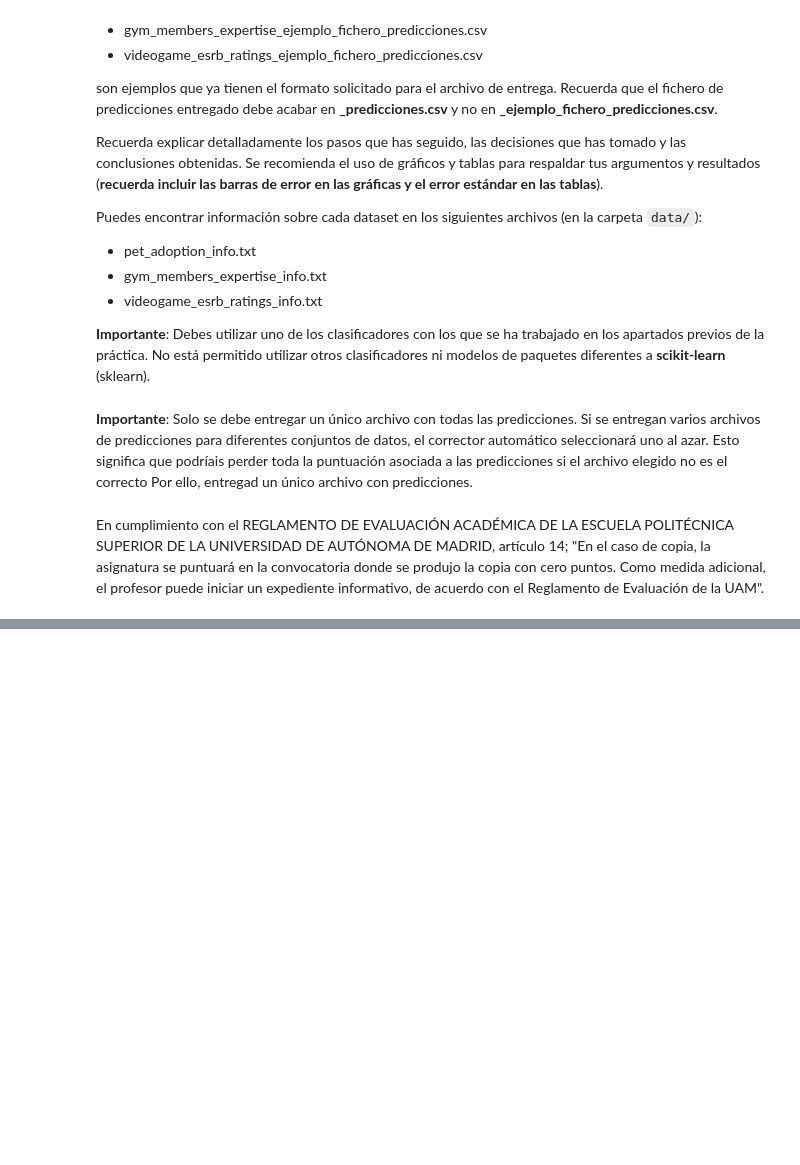
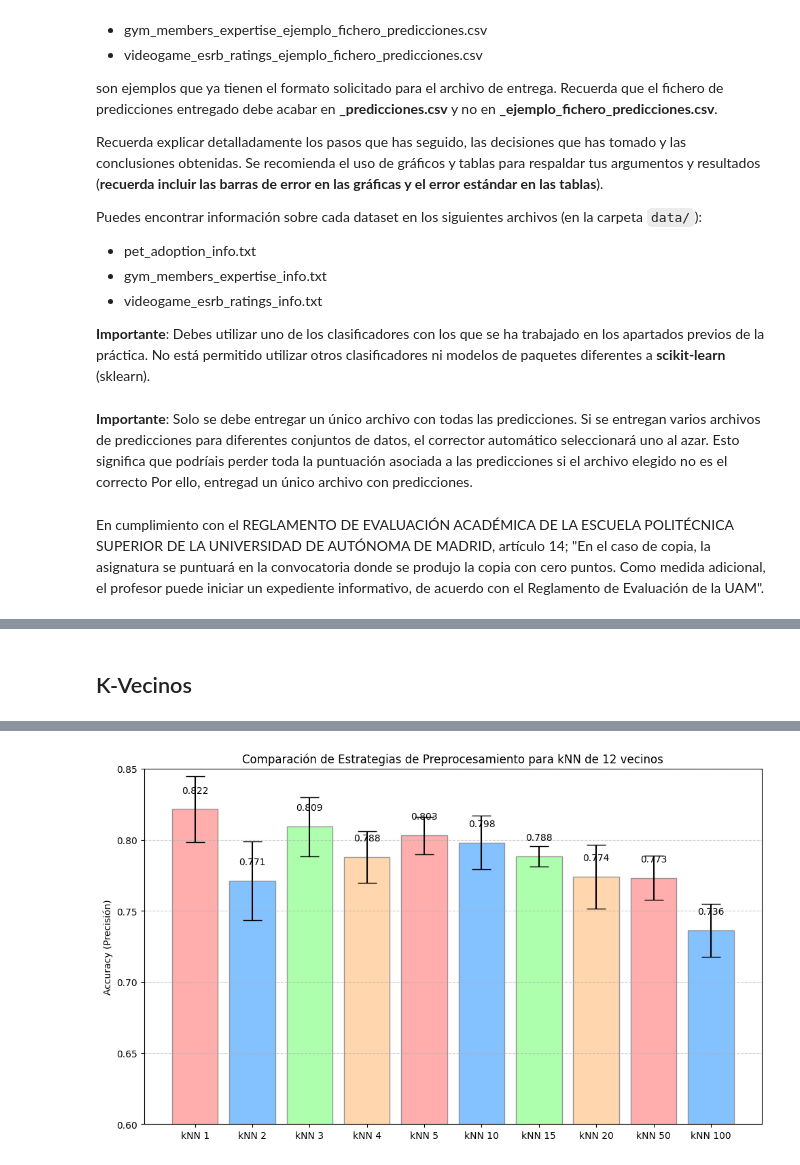
Before and after one commit to Cocolocoloco777/IA, a Jupyter notebook: Práctica 3/p3_04.ipynb, the cells around one changed output, grey strips where cells are left out. Saved outputs shown, nothing was run; the diff lists cells and outputs as text; code cells hidden in the pictures; blank space fills up the shorter version.

```diff
--- a/Práctica 3/p3_04.ipynb
+++ b/Práctica 3/p3_04.ipynb
@@ -55,7 +55,7 @@ En cumplimiento con el REGLAMENTO DE EVALUACIÓN ACADÉMICA DE LA ESCUELA POLIT
 # %%
 import pandas as pd
 # %%
-datos_construccion = pd.read_csv("./data/pet_adoption_construccion.csv")
-datos_explotacion  = pd.read_csv("./data/pet_adoption_explotacion.csv")
+datos_construccion = pd.read_csv("./data/videogame_esrb_ratings_construccion.csv")
+datos_explotacion  = pd.read_csv("./data/videogame_esrb_ratings_explotacion.csv")
 # %%
 datos_construccion.columns
@@ -73,0 +109,10 @@ datos_explotacion["Adopted"].values[:10]
+# %%
+# Construimos la matriz de características y el vector objetivo
+features = list(datos_construccion.columns)
+features.remove("ESRB_Rating")
+features.remove("id")
+
+X = datos_construccion[features].values
+y = datos_construccion["ESRB_Rating"].values
+
+print(f"Nº Features: {len(features)} Rows of data: {datos_construccion.shape[0]}")
@@ -73,0 +124,64 @@ datos_explotacion["Adopted"].values[:10]
+# %% [markdown]
+## K-Vecinos
+# %%
+import matplotlib.pyplot as plt
+import pandas as pd
+
+from sklearn.model_selection import cross_val_score
+from sklearn.neighbors import KNeighborsClassifier
+from sklearn.pipeline import Pipeline
+from sklearn.preprocessing import StandardScaler
+
+# En el ejercicio anterior hemos comprobado que el mejor método para utililizar kNN es estandarizar los datos
+# de esta manera, todos están a la misma distancia relativa.
+
+# Variamos el número de vecinos y elegimos el que más porcentaje de acierto consigue
+
+classifiers = []
+
+for neighbours in [1, 2, 3, 4, 5, 10, 15, 20, 50, 100]:
+    classifiers.append((f"kNN {neighbours}", Pipeline([('scaler', StandardScaler()),('model', KNeighborsClassifier(n_neighbors = neighbours))])))
+
+results_mean = []
+results_std = []
+names = []
+results = []
+
+for name, classifier in classifiers:
+
+    scores = cross_val_score(classifier, X, y, cv=5)
+
+    results_mean.append(scores.mean())
+    results_std.append(scores.std())
+    names.append(name)
+
+    # Guardamos los datos para las tablas
+    row = {
+        'Estrategia': name,
+        'Precisión media': scores.mean(),
+        'Desviación Std': scores.std(),
+        'Error (1-acc)': 1 - scores.mean()
+    }
+    results.append(row)
+
+
+# Graficamos los resultados
+plt.figure(figsize=(10, 6))
+bars = plt.bar(names, results_mean, yerr=results_std, capsize=10,
+               color=['#ff9999','#66b3ff','#99ff99','#ffcc99'], alpha=0.8, edgecolor='grey')
+
+plt.ylabel('Accuracy (Precisión)')
+plt.title('Comparación de Estrategias de Preprocesamiento para kNN de 12 vecinos')
+plt.ylim(0.6, 0.85)
+plt.grid(axis='y', linestyle='--', alpha=0.6)
+
+# Añadir etiquetas de valor
+for bar in bars:
+    yval = bar.get_height()
+    plt.text(bar.get_x() + bar.get_width()/2, yval + 0.01, round(yval, 3), ha='center', va='bottom')
+
+df = pd.DataFrame(results)
+display(df)
+plt.tight_layout()
+plt.show()
+# %% [output]
@@ -73,0 +199 @@ datos_explotacion["Adopted"].values[:10]
+[figure, added]
```
Also changed, not shown: parts of 22 cells of this notebook, 1 other file.
